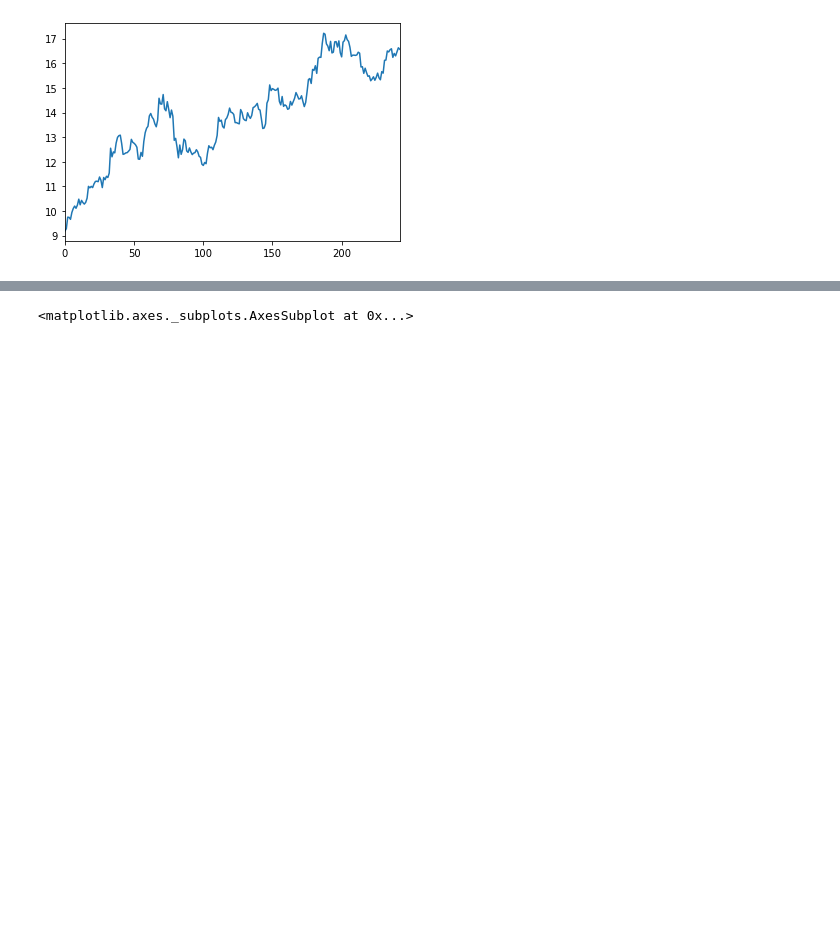
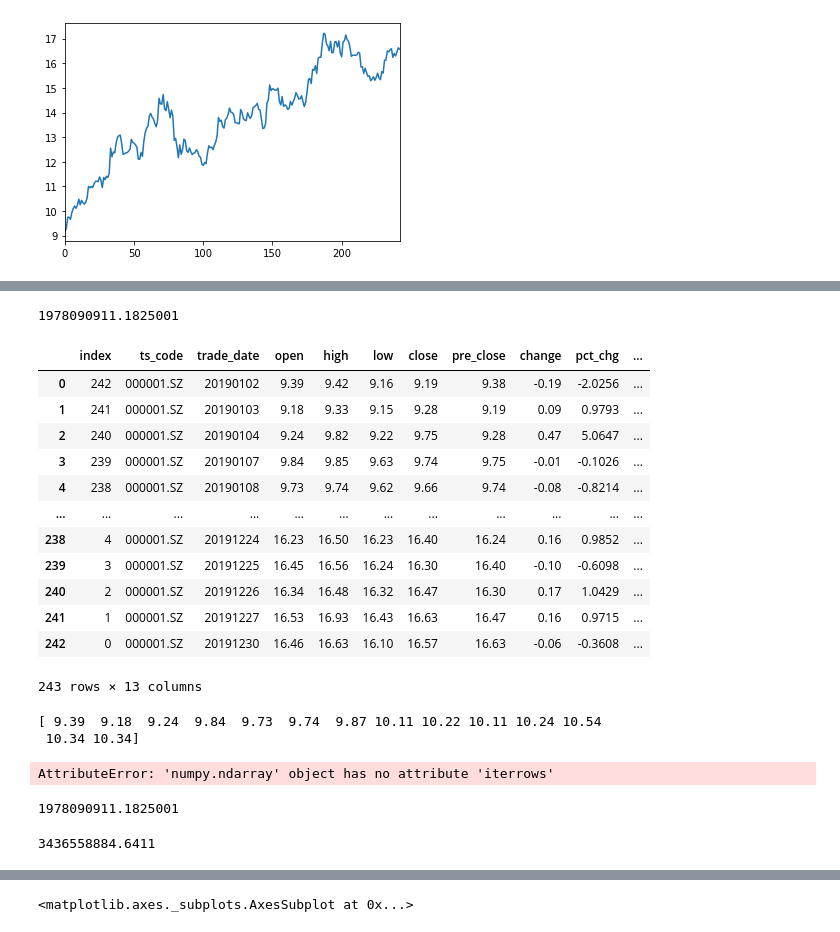
Before and after one commit to carl-3070/Quantify_Trade, a Jupyter notebook: finance_utils.ipynb, the cells around one changed output, grey strips where cells are left out. Drawn from its saved outputs; the diff is of its cells as text; code cells hidden in the pictures; blank space fills up the shorter version.

```diff
--- a/finance_utils.ipynb
+++ b/finance_utils.ipynb
@@ -243,0 +315,7 @@ def mass_index(df, period):
+# %%
+tp = (df['high'] + df['low'] + df['close'])/3
+raw_money_flow = tp * df['vol']
+# %%
+df_t = df.copy()
+# %%
+df_t['rfr'] = raw_money_flow
@@ -243,0 +373,20 @@ def mass_index(df, period):
+# %%
+func(df_t)
+# %% [output]
+1978090911.1825001
+# %%
+df_t
+# %% [output]
+|  | index | ts_code | trade_date | open | high | low | close | pre_close | change | pct_chg | ... |
+| 0 | 242 | 000001.SZ | 20190102 | 9.39 | 9.42 | 9.16 | 9.19 | 9.38 | -0.19 | -2.0256 | ... |
+| 1 | 241 | 000001.SZ | 20190103 | 9.18 | 9.33 | 9.15 | 9.28 | 9.19 | 0.09 | 0.9793 | ... |
+| 2 | 240 | 000001.SZ | 20190104 | 9.24 | 9.82 | 9.22 | 9.75 | 9.28 | 0.47 | 5.0647 | ... |
+| 3 | 239 | 000001.SZ | 20190107 | 9.84 | 9.85 | 9.63 | 9.74 | 9.75 | -0.01 | -0.1026 | ... |
+| 4 | 238 | 000001.SZ | 20190108 | 9.73 | 9.74 | 9.62 | 9.66 | 9.74 | -0.08 | -0.8214 | ... |
+| ... | ... | ... | ... | ... | ... | ... | ... | ... | ... | ... | ... |
+| 238 | 4 | 000001.SZ | 20191224 | 16.23 | 16.50 | 16.23 | 16.40 | 16.24 | 0.16 | 0.9852 | ... |
+| 239 | 3 | 000001.SZ | 20191225 | 16.45 | 16.56 | 16.24 | 16.30 | 16.40 | -0.10 | -0.6098 | ... |
+| 240 | 2 | 000001.SZ | 20191226 | 16.34 | 16.48 | 16.32 | 16.47 | 16.30 | 0.17 | 1.0429 | ... |
+| 241 | 1 | 000001.SZ | 20191227 | 16.53 | 16.93 | 16.43 | 16.63 | 16.47 | 0.16 | 0.9715 | ... |
+| 242 | 0 | 000001.SZ | 20191230 | 16.46 | 16.63 | 16.10 | 16.57 | 16.63 | -0.06 | -0.3608 | ... |
+243 rows × 13 columns
@@ -243,0 +432,10 @@ def mass_index(df, period):
+# %%
+df_t.rolling(14).apply(lambda x:func(x), raw=True)
+# %% [output]
+[ 9.39  9.18  9.24  9.84  9.73  9.74  9.87 10.11 10.22 10.11 10.24 10.54
+ 10.34 10.34]
+AttributeError: 'numpy.ndarray' object has no attribute 'iterrows'
+# %%
+sum(p[1]['rfr'] for p in df_t.iterrows() if p[1]['change'] > 0)
+# %% [output]
+1978090911.1825001
@@ -243,0 +444,4 @@ def mass_index(df, period):
+# %%
+sum(df_t['rfr'])
+# %% [output]
+3436558884.6411
```
Also changed, not shown: parts of 18 cells of this notebook.
